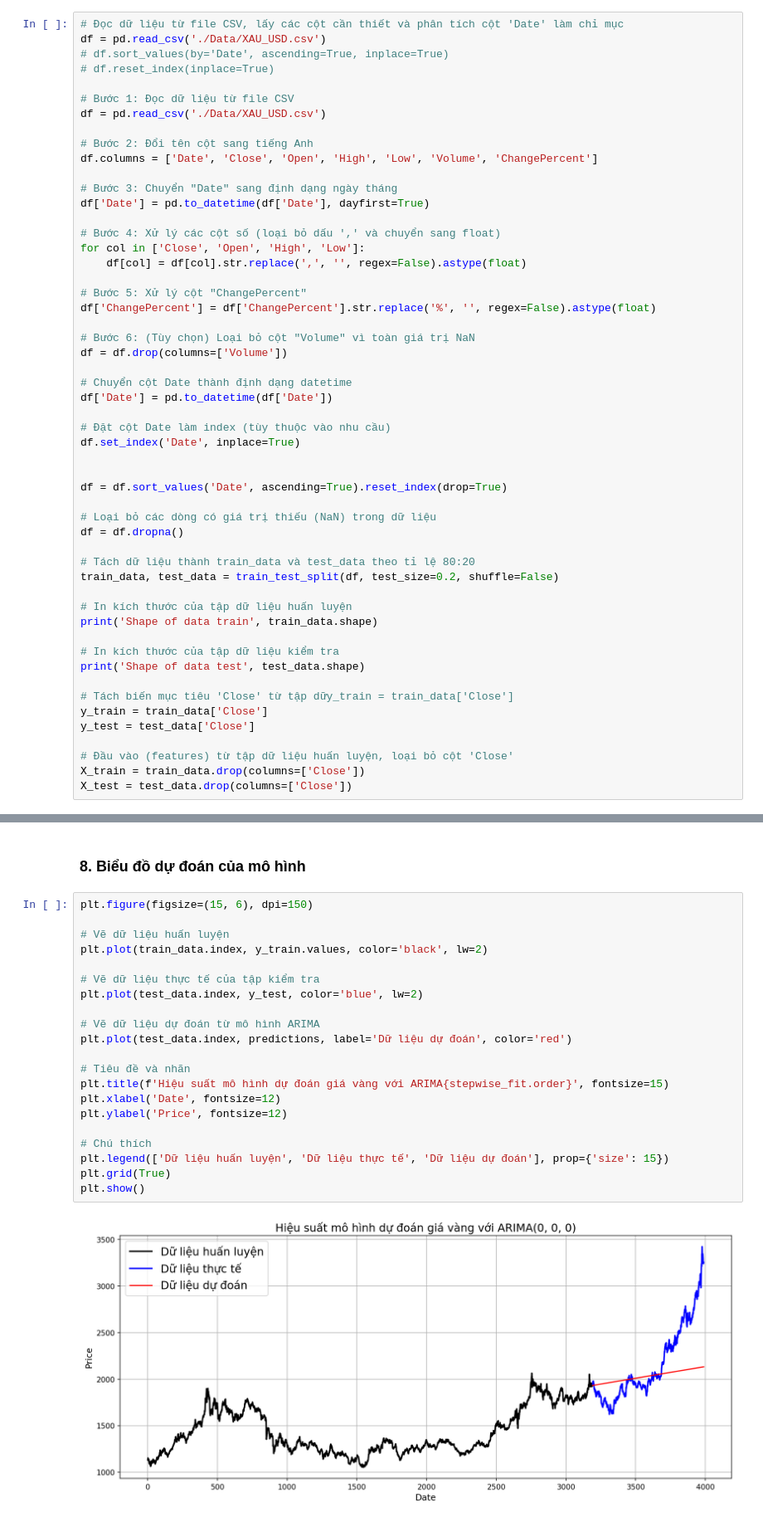
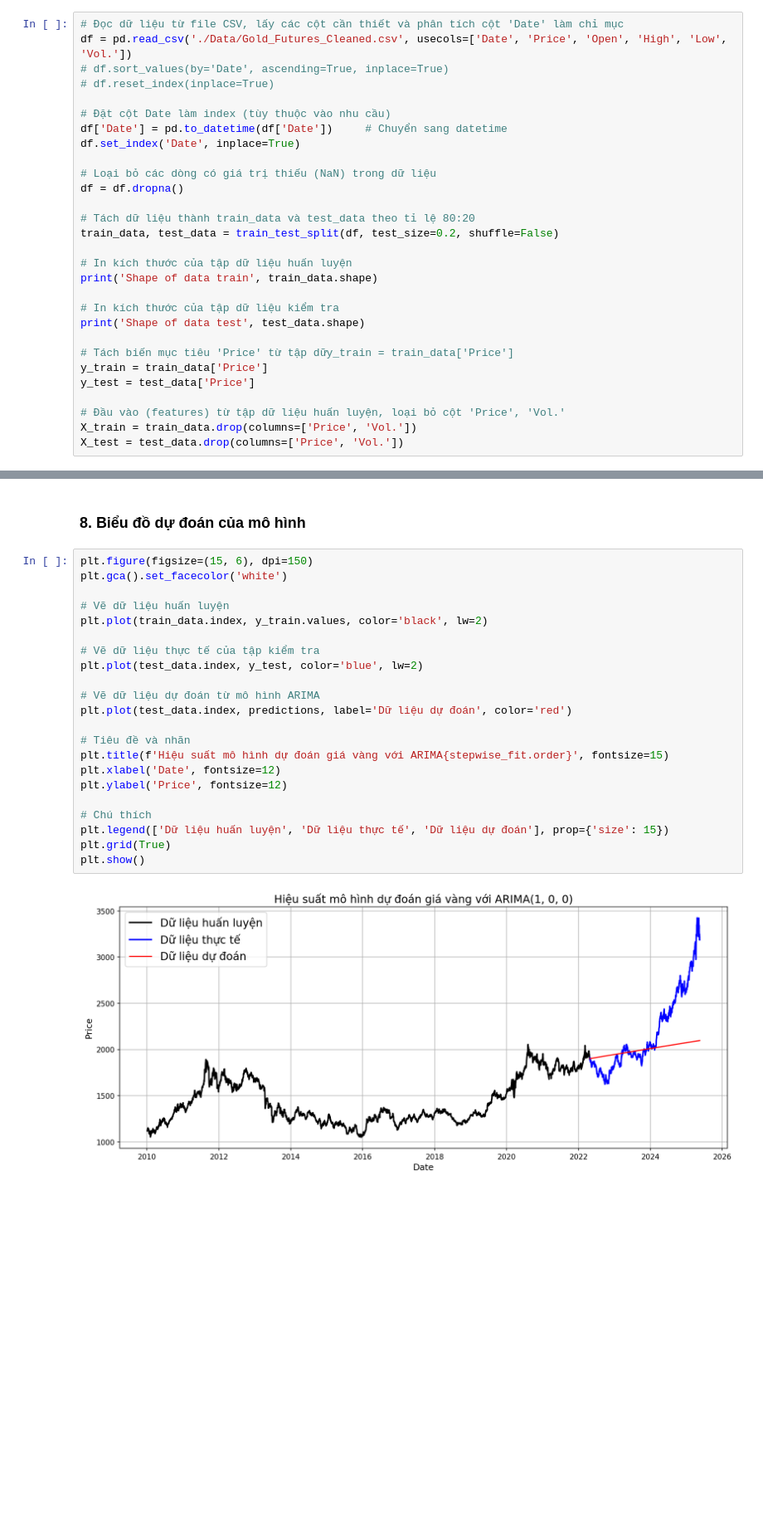
Before and after one commit to VyMinh/DAB_Project, a Jupyter notebook: ARIMA.ipynb, the cells around one changed output, grey strips where cells are left out. Shown at 83% size. Cells and saved outputs as stored; diff of their text form; blank space fills up the shorter version.

```diff
--- a/ARIMA.ipynb
+++ b/ARIMA.ipynb
@@ -10,37 +10,13 @@ import matplotlib.pyplot as plt
 ## 2. Đọc Dataset và chia data thành 2 bộ train và test
 # %%
 # Đọc dữ liệu từ file CSV, lấy các cột cần thiết và phân tích cột 'Date' làm chỉ mục
-df = pd.read_csv('./Data/XAU_USD.csv')
+df = pd.read_csv('./Data/Gold_Futures_Cleaned.csv', usecols=['Date', 'Price', 'Open', 'High', 'Low', 'Vol.'])
 # df.sort_values(by='Date', ascending=True, inplace=True)
 # df.reset_index(inplace=True)
 
-# Bước 1: Đọc dữ liệu từ file CSV
-df = pd.read_csv('./Data/XAU_USD.csv')
-
-# Bước 2: Đổi tên cột sang tiếng Anh
-df.columns = ['Date', 'Close', 'Open', 'High', 'Low', 'Volume', 'ChangePercent']
-
-# Bước 3: Chuyển "Date" sang định dạng ngày tháng
-df['Date'] = pd.to_datetime(df['Date'], dayfirst=True)
-
-# Bước 4: Xử lý các cột số (loại bỏ dấu ',' và chuyển sang float)
-for col in ['Close', 'Open', 'High', 'Low']:
-    df[col] = df[col].str.replace(',', '', regex=False).astype(float)
-
-# Bước 5: Xử lý cột "ChangePercent"
-df['ChangePercent'] = df['ChangePercent'].str.replace('%', '', regex=False).astype(float)
-
-# Bước 6: (Tùy chọn) Loại bỏ cột "Volume" vì toàn giá trị NaN
-df = df.drop(columns=['Volume'])
-
-# Chuyển cột Date thành định dạng datetime
-df['Date'] = pd.to_datetime(df['Date'])
-
 # Đặt cột Date làm index (tùy thuộc vào nhu cầu)
+df['Date'] = pd.to_datetime(df['Date'])     # Chuyển sang datetime
 df.set_index('Date', inplace=True)
-
-
-df = df.sort_values('Date', ascending=True).reset_index(drop=True)
 
 # Loại bỏ các dòng có giá trị thiếu (NaN) trong dữ liệu
 df = df.dropna()
@@ -54,11 +30,11 @@ print('Shape of data train', train_data.shape)
 # In kích thước của tập dữ liệu kiểm tra
 print('Shape of data test', test_data.shape)
 
-# Tách biến mục tiêu 'Close' từ tập dữy_train = train_data['Close']
-y_train = train_data['Close']
-y_test = test_data['Close']
+# Tách biến mục tiêu 'Price' từ tập dữy_train = train_data['Price']
+y_train = train_data['Price']
+y_test = test_data['Price']
 
-# Đầu vào (features) từ tập dữ liệu huấn luyện, loại bỏ cột 'Close'
-X_train = train_data.drop(columns=['Close'])
-X_test = test_data.drop(columns=['Close'])
+# Đầu vào (features) từ tập dữ liệu huấn luyện, loại bỏ cột 'Price', 'Vol.'
+X_train = train_data.drop(columns=['Price', 'Vol.'])
+X_test = test_data.drop(columns=['Price', 'Vol.'])
 # %% [output]
@@ -305,24 +295,25 @@ R²: 0.13856962950454843
 ### 8. Biểu đồ dự đoán của mô hình
 # %%
 plt.figure(figsize=(15, 6), dpi=150)
+plt.gca().set_facecolor('white')
 
 # Vẽ dữ liệu huấn luyện
 plt.plot(train_data.index, y_train.values, color='black', lw=2)
 
 # Vẽ dữ liệu thực tế của tập kiểm tra
 plt.plot(test_data.index, y_test, color='blue', lw=2)
 
 # Vẽ dữ liệu dự đoán từ mô hình ARIMA
 plt.plot(test_data.index, predictions, label='Dữ liệu dự đoán', color='red')
 
 # Tiêu đề và nhãn
 plt.title(f'Hiệu suất mô hình dự đoán giá vàng với ARIMA{stepwise_fit.order}', fontsize=15)
 plt.xlabel('Date', fontsize=12)
 plt.ylabel('Price', fontsize=12)
 
 # Chú thích
 plt.legend(['Dữ liệu huấn luyện', 'Dữ liệu thực tế', 'Dữ liệu dự đoán'], prop={'size': 15})
 plt.grid(True)
 plt.show()
 # %% [output]
-[figure, old version]
+[figure, new version]
```
Also changed, not shown: parts of 9 cells of this notebook, 2 other files.
